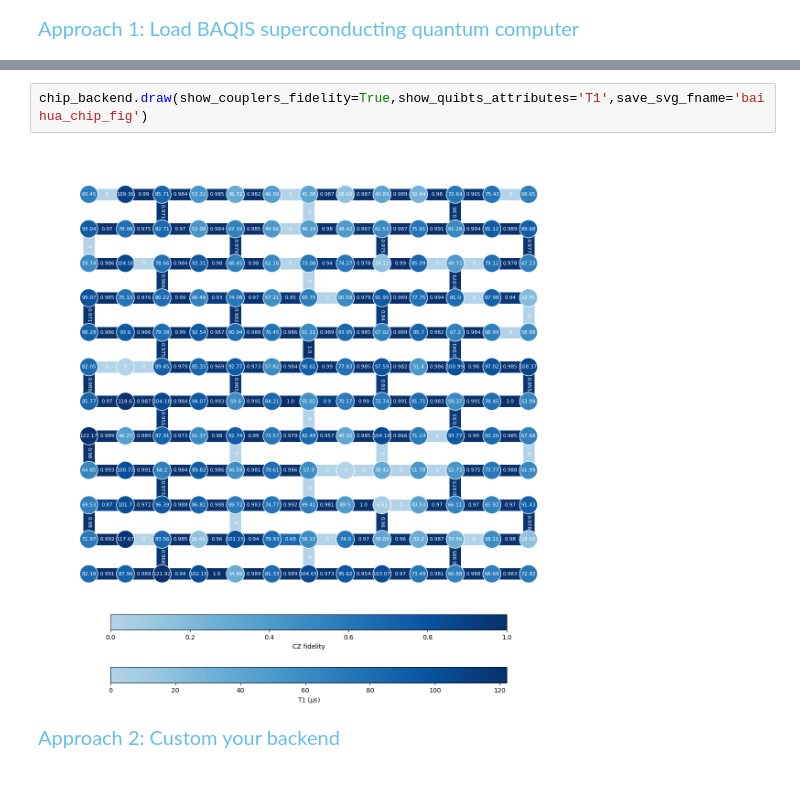
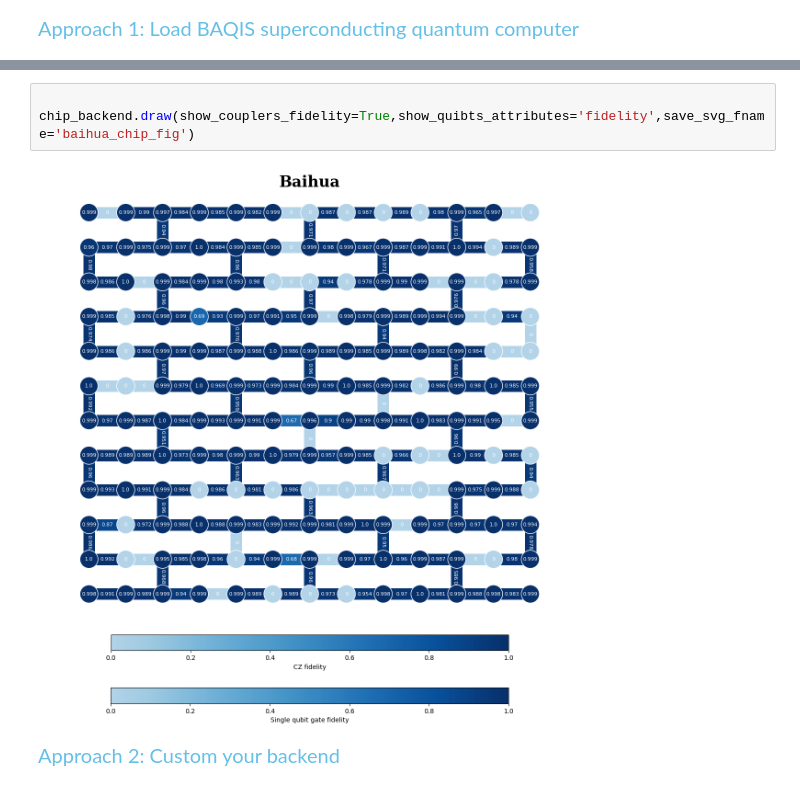
Before and after one commit to coqis/vios, a Jupyter notebook: docs/usage/quark/example.ipynb, the cells around one changed output, grey strips where cells are left out. Cells and saved outputs as stored; diff of their text form.

```diff
--- a/docs/usage/quark/example.ipynb
+++ b/docs/usage/quark/example.ipynb
@@ -47,7 +47,8 @@ The last calibration time was 2024-11-28 09:54:40
 # %%
-chip_backend.draw(show_couplers_fidelity=True,show_quibts_attributes='T1',save_svg_fname='baihua_chip_fig')
+
+chip_backend.draw(show_couplers_fidelity=True,show_quibts_attributes='fidelity',save_svg_fname='baihua_chip_fig')
 # %% [output]
-[figure, old version]
+[figure, new version]
 # %% [markdown]
 <div style="color:#66BFE7; font-size:20px;">Approach 2: Custom your backend</div>
 # %%
```
Also changed, not shown: parts of 31 cells of this notebook.
